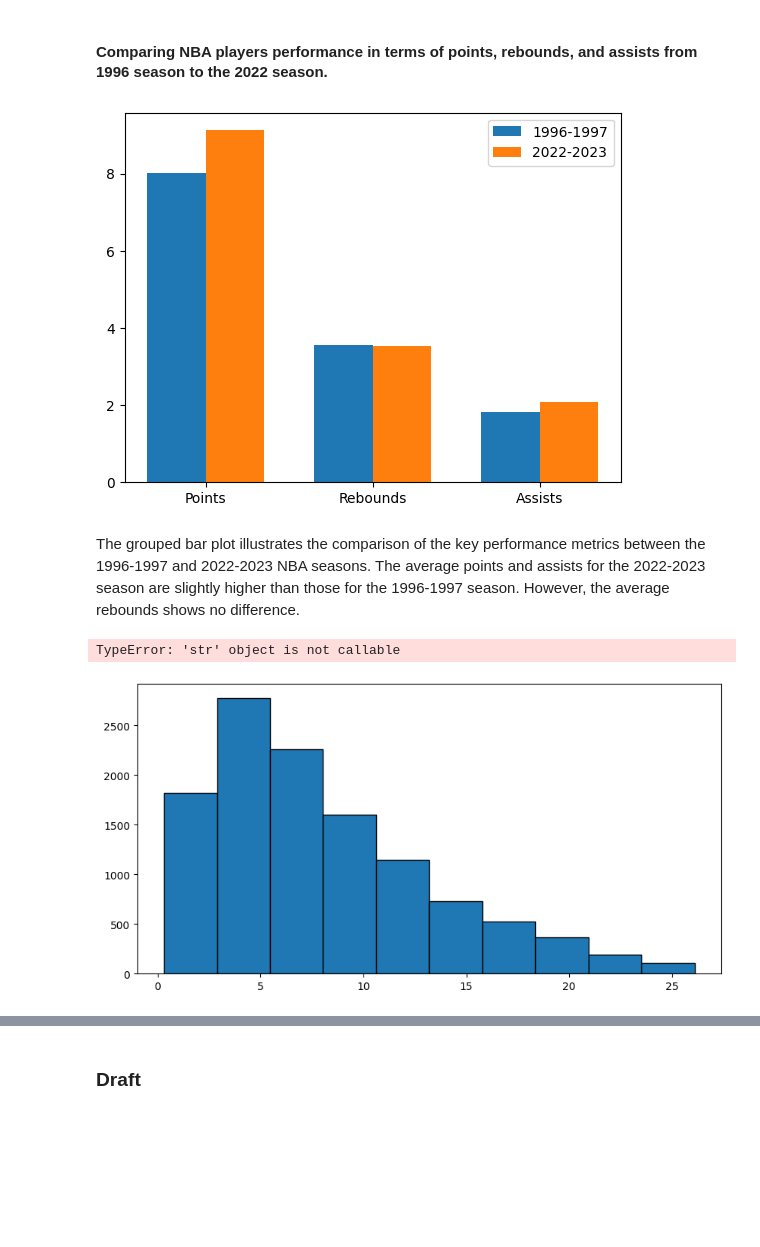
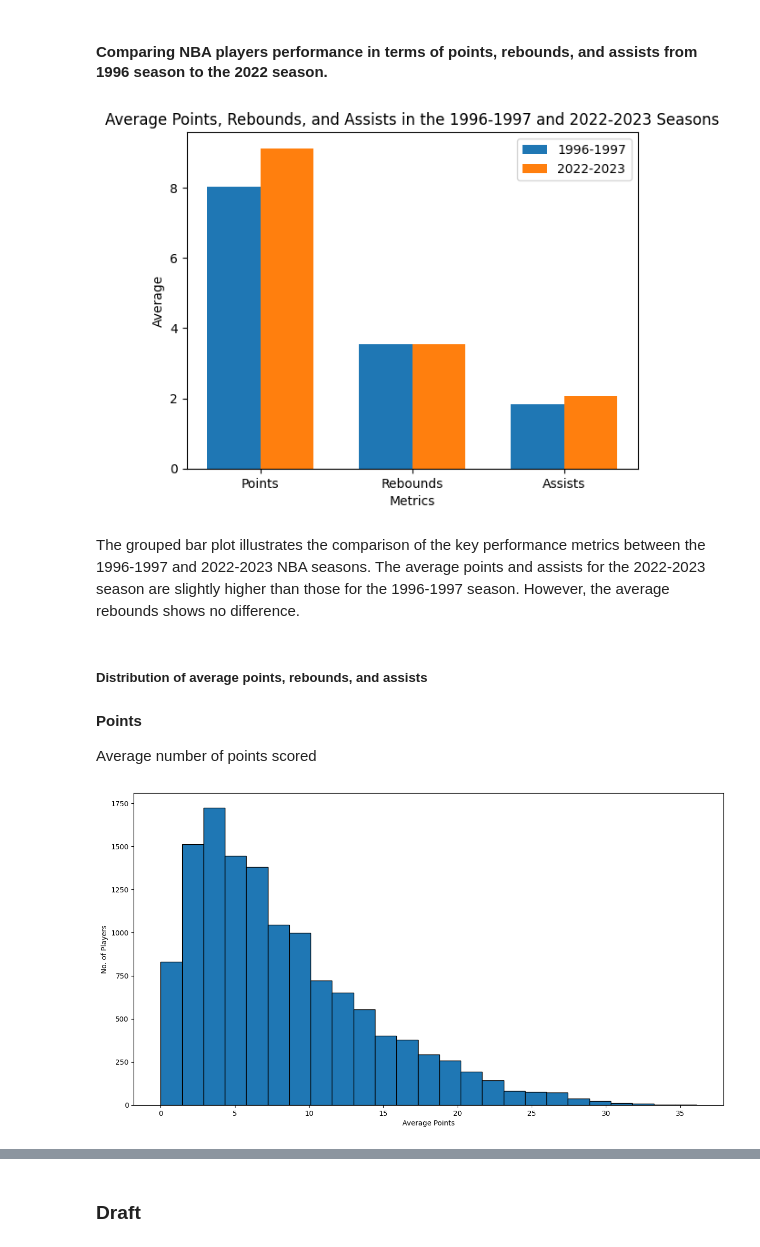
Before and after one commit to R3NZ3L/DATA102_FinalProject, a Jupyter notebook: FinalProject.ipynb, the cells around one changed output, grey strips where cells are left out. Cells and saved outputs as stored; diff of their text form; code cells hidden in the pictures; blank space fills up the shorter version.

```diff
--- a/FinalProject.ipynb
+++ b/FinalProject.ipynb
@@ -339,48 +339,52 @@ average_rebounds_1996 = season_1996_df['reb'].mean()
 average_assists_1996 = season_1996_df['ast'].mean()
 
 average_points_2022 = season_2022_df['pts'].mean()
 average_points_2022
 average_rebounds_2022 = season_2022_df['reb'].mean()
 average_assists_2022 = season_2022_df['ast'].mean()
 
 # Define the metrics and averages for both seasons
 metrics = ['Points', 'Rebounds', 'Assists']
 averages_1996 = [average_points_1996, average_rebounds_1996, average_assists_1996]
 averages_2022 = [average_points_2022, average_rebounds_2022, average_assists_2022]
 
 # Create a grouped bar plot
 bar_width = 0.35
 index = range(len(metrics))
 
 # Define labels for each set of bars
 labels = ['1996-1997', '2022-2023']
 
 # Create the bars and assign labels
 bars_1996 = plt.bar(index, averages_1996, bar_width, align='center', label='1996-1997')
 bars_2022 = plt.bar([i + bar_width for i in index], averages_2022, bar_width, align='center', label='2022-2023')
 
-plt.xlabel = ('Metrics')
-plt.ylabel = ('Average')
-plt.title = ('Average Points, Rebounds, and Assists in the 1996-1997 and 2022-2023 Seasons')
+plt.xlabel('Metrics')
+plt.ylabel('Average')
+plt.title('Average Points, Rebounds, and Assists in the 1996-1997 and 2022-2023 Seasons')
 plt.xticks([i + bar_width / 2 for i in index], metrics)
 
 # Add a legend
 plt.legend(loc='upper right')
 
 plt.show()
 # %% [output]
-[figure, old version]
+[figure, new version]
 # %% [markdown]
 The grouped bar plot illustrates the comparison of the key performance metrics between the 1996-1997 and 2022-2023 NBA seasons. The average points and assists for the 2022-2023 season are slightly higher than those for the 1996-1997 season. However, the average rebounds shows no difference.
+# %% [markdown]
+##### Distribution of average points, rebounds, and assists
+# %% [markdown]
+**Points**
+
+Average number of points scored
 # %%
+plt.figure(figsize=(15, 8))
+plt.hist(df['pts'], bins=25, edgecolor='black')
 
-# Histogram
-plt.figure(figsize=(10, 5))
-plt.hist(df['pts'], bins=10, edgecolor='black')
-plt.title('Histogram of Points per Game (pts)')
-plt.xlabel('Points per Game')
-plt.ylabel('Frequency')
+# Add title and axis labels
+plt.xlabel("Average Points")
+plt.ylabel("No. of Players")
 plt.show()
 # %% [output]
-TypeError: 'str' object is not callable
-[figure, old version]
+[figure, new version]
```
Also changed, not shown: parts of 34 cells of this notebook.
